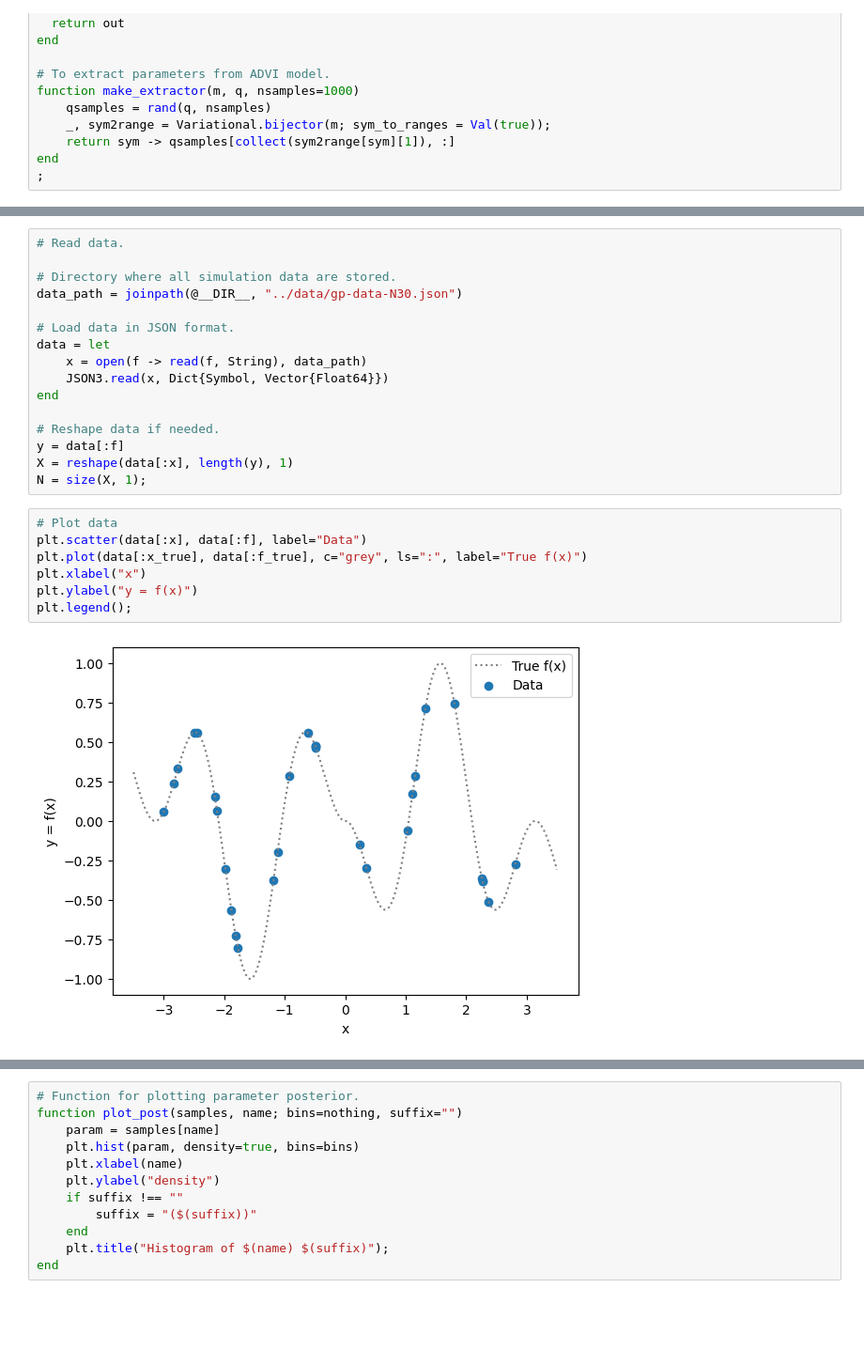
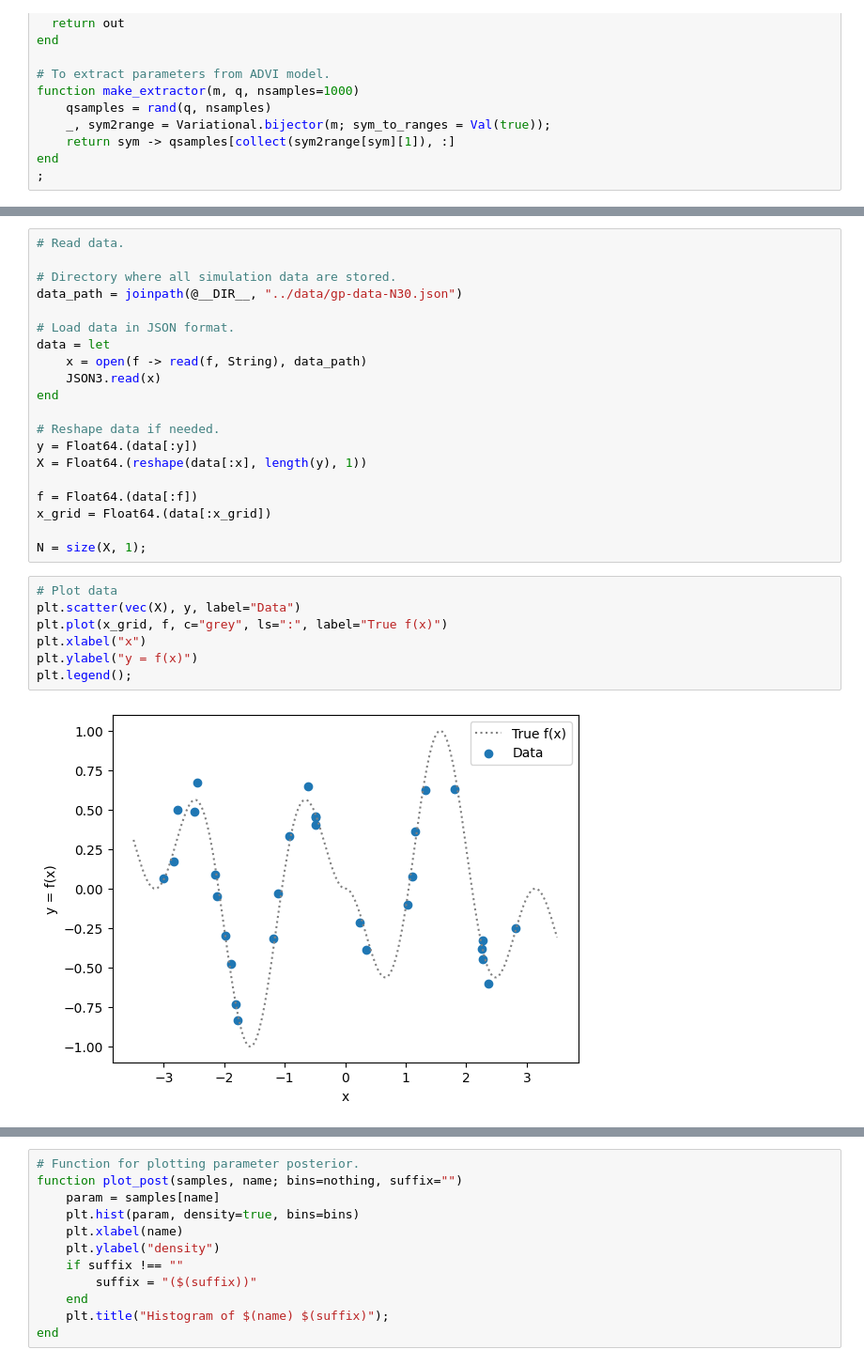
Before and after one commit to luiarthur/TuringBnpBenchmarks, a Jupyter notebook: src/gp/notebooks/gp_turing.ipynb, the cells around one changed output, grey strips where cells are left out. Shown at 94% size. Drawn from its saved outputs; the diff is of its cells as text; blank space fills up the shorter version.

```diff
--- a/src/gp/notebooks/gp_turing.ipynb
+++ b/src/gp/notebooks/gp_turing.ipynb
@@ -69,19 +68,23 @@ data_path = joinpath(@__DIR__, "../data/gp-data-N30.json")
 # Load data in JSON format.
 data = let
     x = open(f -> read(f, String), data_path)
-    JSON3.read(x, Dict{Symbol, Vector{Float64}})
+    JSON3.read(x)
 end
 
 # Reshape data if needed.
-y = data[:f]
-X = reshape(data[:x], length(y), 1)
+y = Float64.(data[:y])
+X = Float64.(reshape(data[:x], length(y), 1))
+
+f = Float64.(data[:f])
+x_grid = Float64.(data[:x_grid])
+
 N = size(X, 1);
 # %%
 # Plot data
-plt.scatter(data[:x], data[:f], label="Data")
-plt.plot(data[:x_true], data[:f_true], c="grey", ls=":", label="True f(x)")
+plt.scatter(vec(X), y, label="Data")
+plt.plot(x_grid, f, c="grey", ls=":", label="True f(x)")
 plt.xlabel("x")
 plt.ylabel("y = f(x)")
 plt.legend();
 # %% [output]
-[figure, old version]
+[figure, new version]
```
Also changed, not shown: parts of 11 cells of this notebook, 4 other files.
